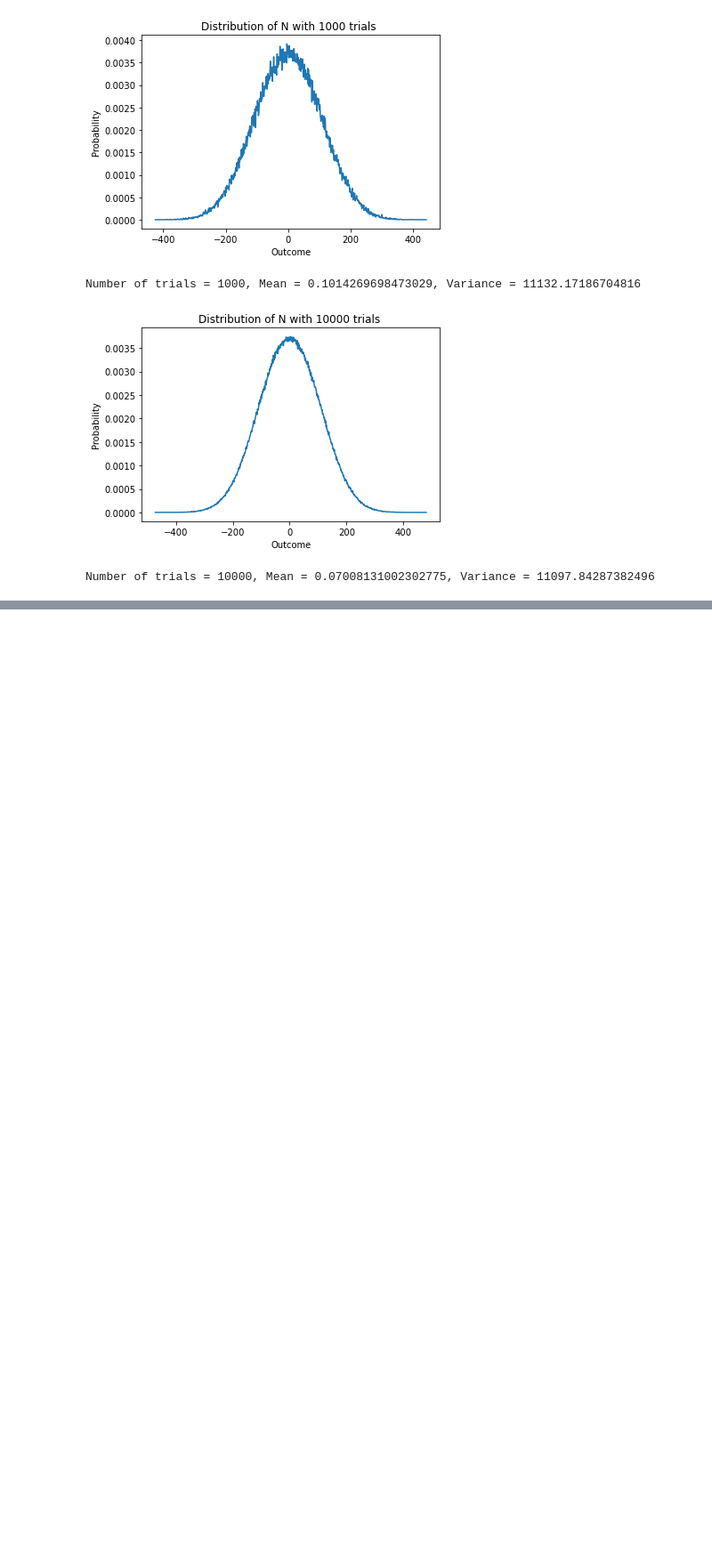
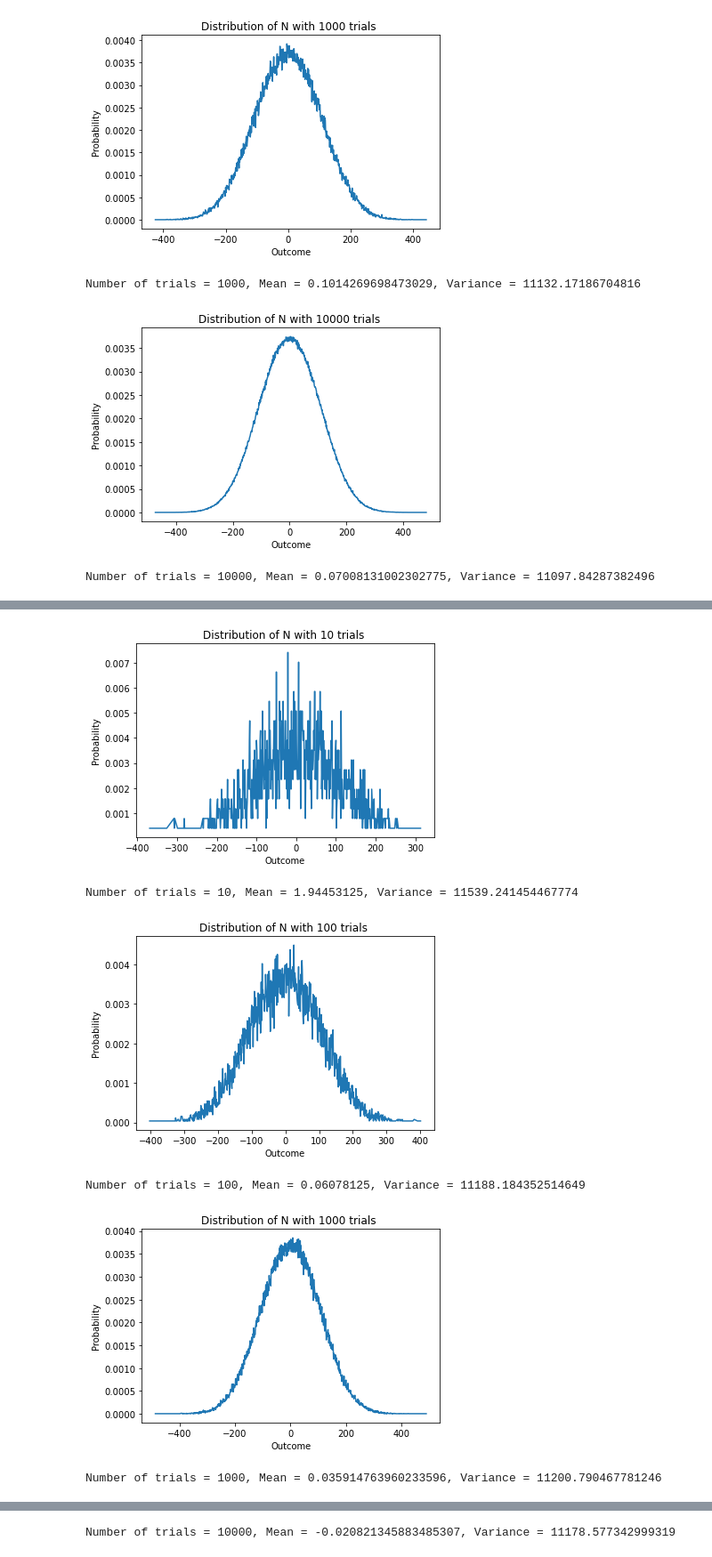
Before and after one commit to Jason-Papa/KyberPC, a Jupyter notebook: distributions.ipynb, the cells around one changed output, grey strips where cells are left out. Shown: that part at 89% size. Cells and saved outputs as stored; diff of their text form; code cells hidden in the pictures; blank space fills up the shorter version.

```diff
--- a/distributions.ipynb
+++ b/distributions.ipynb
@@ -199,0 +239,15 @@ Number of trials = 10000, Mean = 0.07008131002302775, Variance = 11097.842873824
+# %%
+distribution("test", True)
+#k=4 e1 = 3 e2 = 3 -> 9k
+#k=4 e1 = 4 e2 = 3 -> 13k
+#k=5 e1 = 3 e2 = 3 -> 11k
+#k=5 e1 = 4 e2 = 3 -> 15k
+#k=5 e1 = 4 e2 = 4 -> 16k
+#k=5 e1 = 6 e2 = 4 -> 26k
+# %% [output]
+[figure, added]
+Number of trials = 10, Mean = 1.94453125, Variance = 11539.241454467774
+[figure, added]
+Number of trials = 100, Mean = 0.06078125, Variance = 11188.184352514649
+[figure, added]
+Number of trials = 1000, Mean = 0.035914763960233596, Variance = 11200.790467781246
@@ -199,0 +255 @@ Number of trials = 10000, Mean = 0.07008131002302775, Variance = 11097.842873824
+Number of trials = 10000, Mean = -0.020821345883485307, Variance = 11178.577342999319
```
Also changed, not shown: parts of 5 cells of this notebook, 5 other files.
